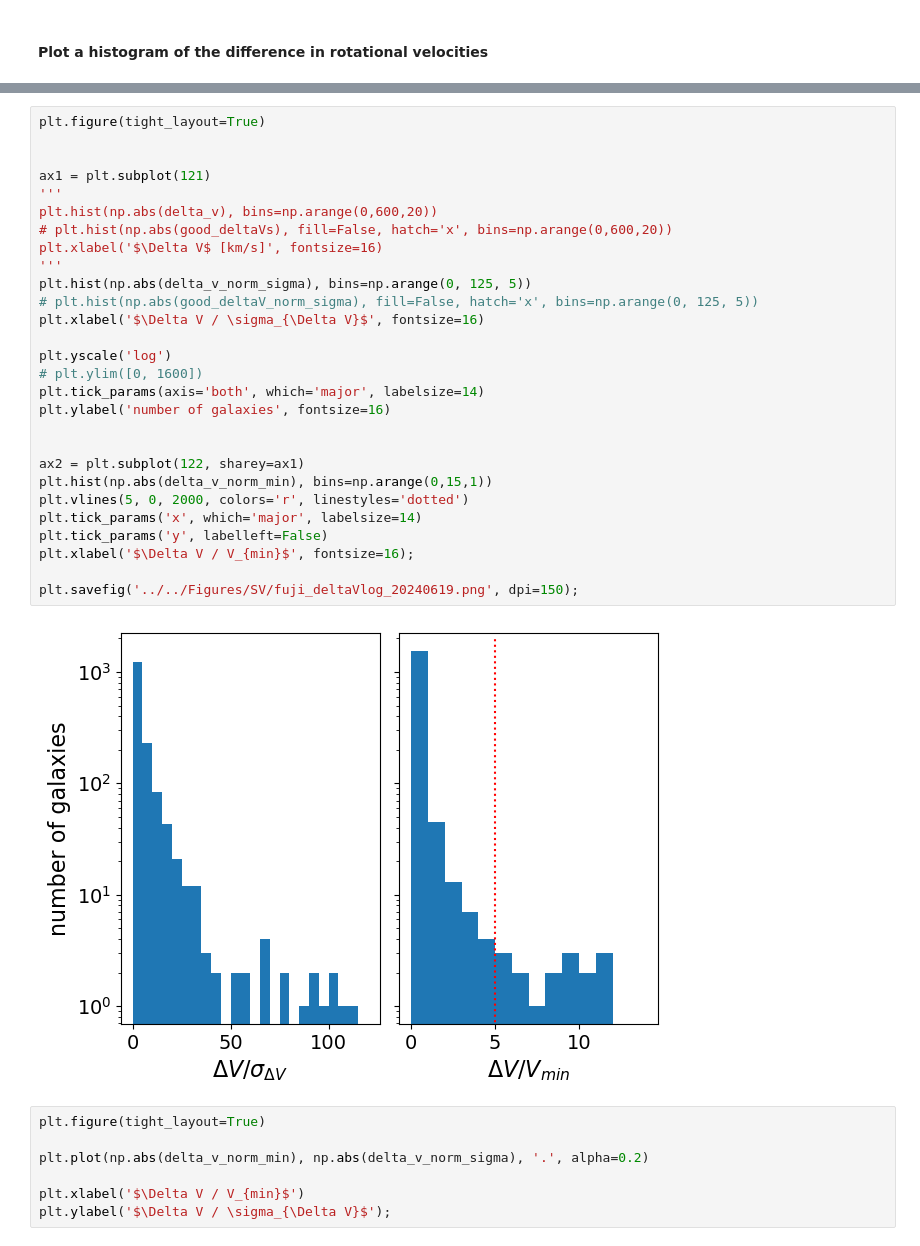
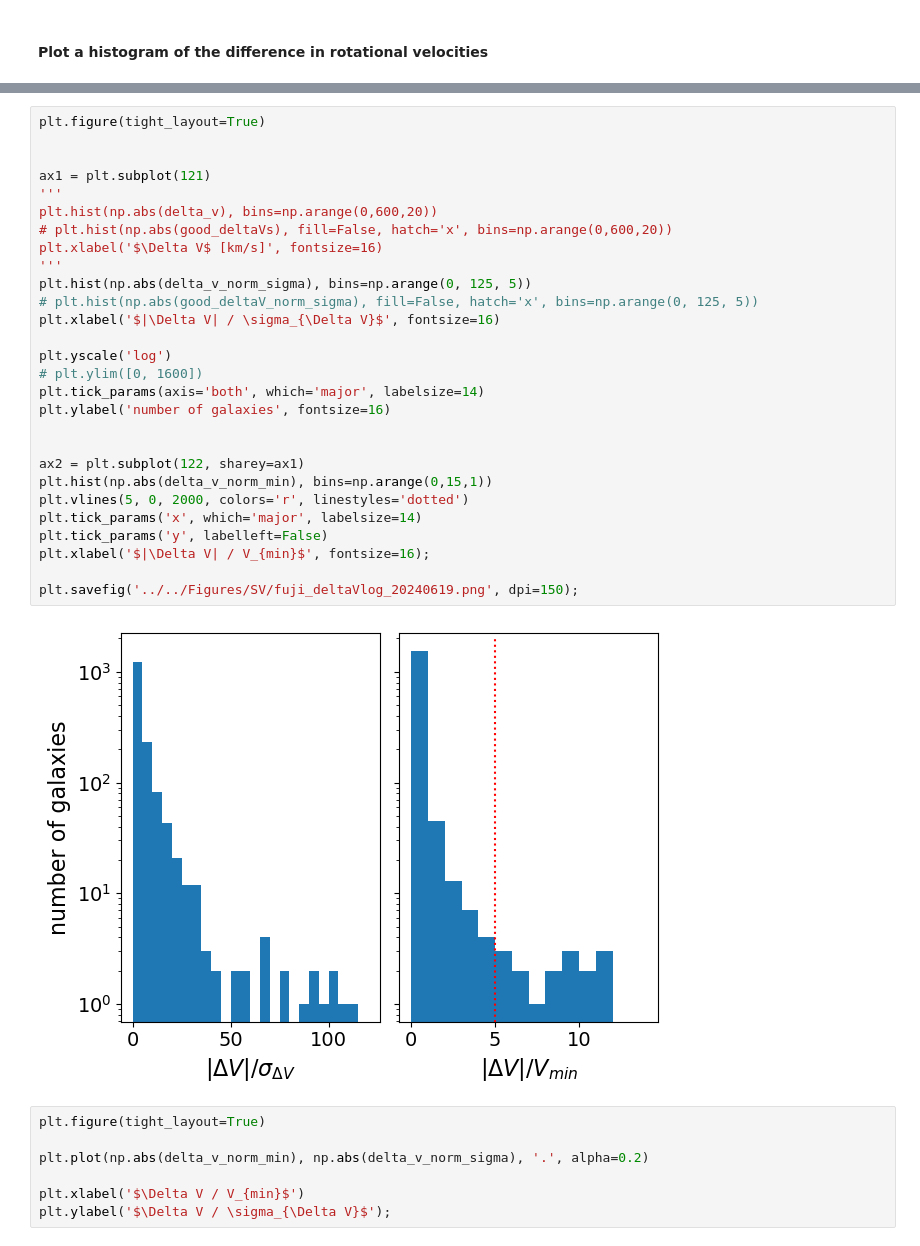
Before and after one commit to DESI-UR/DESI_SGA, a Jupyter notebook: TF/SV/fuji_Vcomp.ipynb, the cells around one changed output, grey strips where cells are left out. Saved outputs shown, nothing was run; the diff lists cells and outputs as text.

Commit message:
Added absolute value symbols to plot axis labels

```diff
--- a/TF/SV/fuji_Vcomp.ipynb
+++ b/TF/SV/fuji_Vcomp.ipynb
@@ -387,33 +387,33 @@ plt.xlabel('$V / V_{max}$');
 # %%
 plt.figure(tight_layout=True)
 
 
 ax1 = plt.subplot(121)
 '''
 plt.hist(np.abs(delta_v), bins=np.arange(0,600,20))
 # plt.hist(np.abs(good_deltaVs), fill=False, hatch='x', bins=np.arange(0,600,20))
 plt.xlabel('$\Delta V$ [km/s]', fontsize=16)
 '''
 plt.hist(np.abs(delta_v_norm_sigma), bins=np.arange(0, 125, 5))
 # plt.hist(np.abs(good_deltaV_norm_sigma), fill=False, hatch='x', bins=np.arange(0, 125, 5))
-plt.xlabel('$\Delta V / \sigma_{\Delta V}$', fontsize=16)
+plt.xlabel('$|\Delta V| / \sigma_{\Delta V}$', fontsize=16)
 
 plt.yscale('log')
 # plt.ylim([0, 1600])
 plt.tick_params(axis='both', which='major', labelsize=14)
 plt.ylabel('number of galaxies', fontsize=16)
 
 
 ax2 = plt.subplot(122, sharey=ax1)
 plt.hist(np.abs(delta_v_norm_min), bins=np.arange(0,15,1))
 plt.vlines(5, 0, 2000, colors='r', linestyles='dotted')
 plt.tick_params('x', which='major', labelsize=14)
 plt.tick_params('y', labelleft=False)
-plt.xlabel('$\Delta V / V_{min}$', fontsize=16);
+plt.xlabel('$|\Delta V| / V_{min}$', fontsize=16);
 
 plt.savefig('../../Figures/SV/fuji_deltaVlog_20240619.png', dpi=150);
 # %% [output]
-[figure, old version]
+[figure, new version]
 # %%
 plt.figure(tight_layout=True)
 
```
Also changed, not shown: parts of 2 cells of this notebook.
